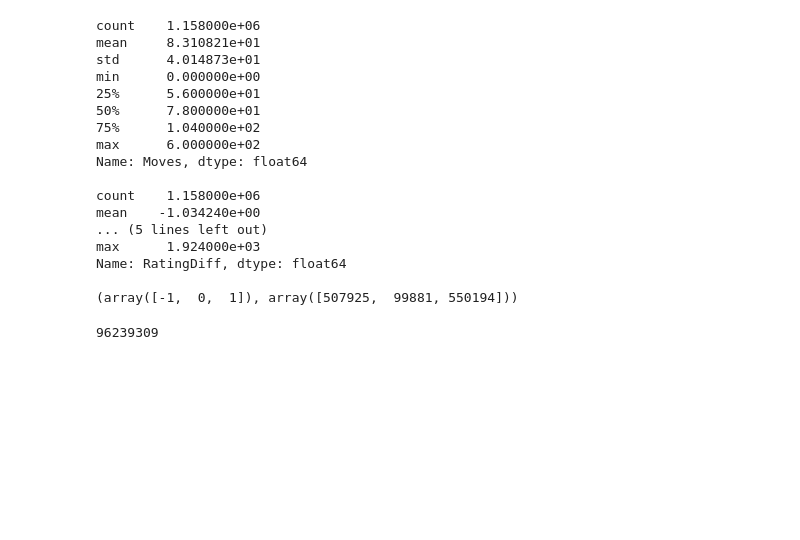
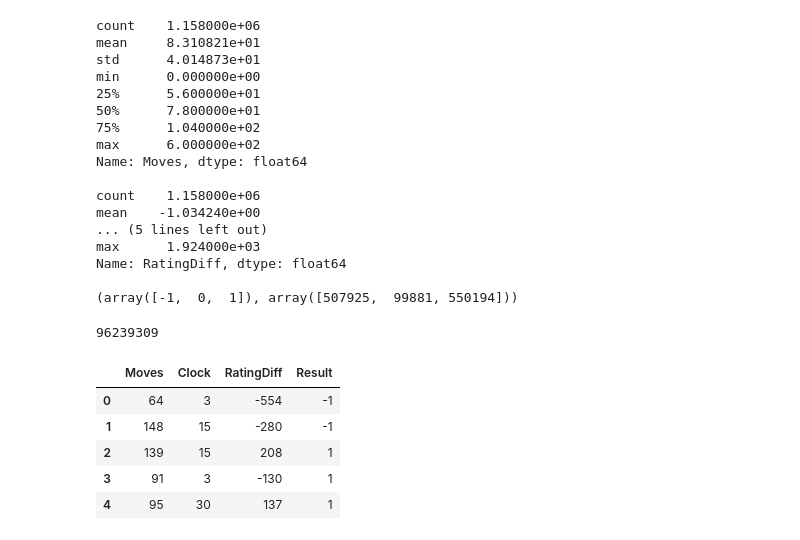
Before and after one commit to blubeck7/chess_neuralnetwork, a Jupyter notebook: src/PrepareTrainTest.ipynb, the cells around one changed output. Cells and saved outputs as stored; diff of their text form; code cells hidden in the pictures; blank space fills up the shorter version.

```diff
--- a/src/PrepareTrainTest.ipynb
+++ b/src/PrepareTrainTest.ipynb
@@ -164,3 +162,12 @@ Name: RatingDiff, dtype: float64
 stats.Moves.sum()
 # %% [output]
 96239309
+# %%
+stats.head()
+# %% [output]
+|  | Moves | Clock | RatingDiff | Result |
+| 0 | 64 | 3 | -554 | -1 |
+| 1 | 148 | 15 | -280 | -1 |
+| 2 | 139 | 15 | 208 | 1 |
+| 3 | 91 | 3 | -130 | 1 |
+| 4 | 95 | 30 | 137 | 1 |
```
Also changed, not shown: parts of 5 cells of this notebook, 51 other files.
